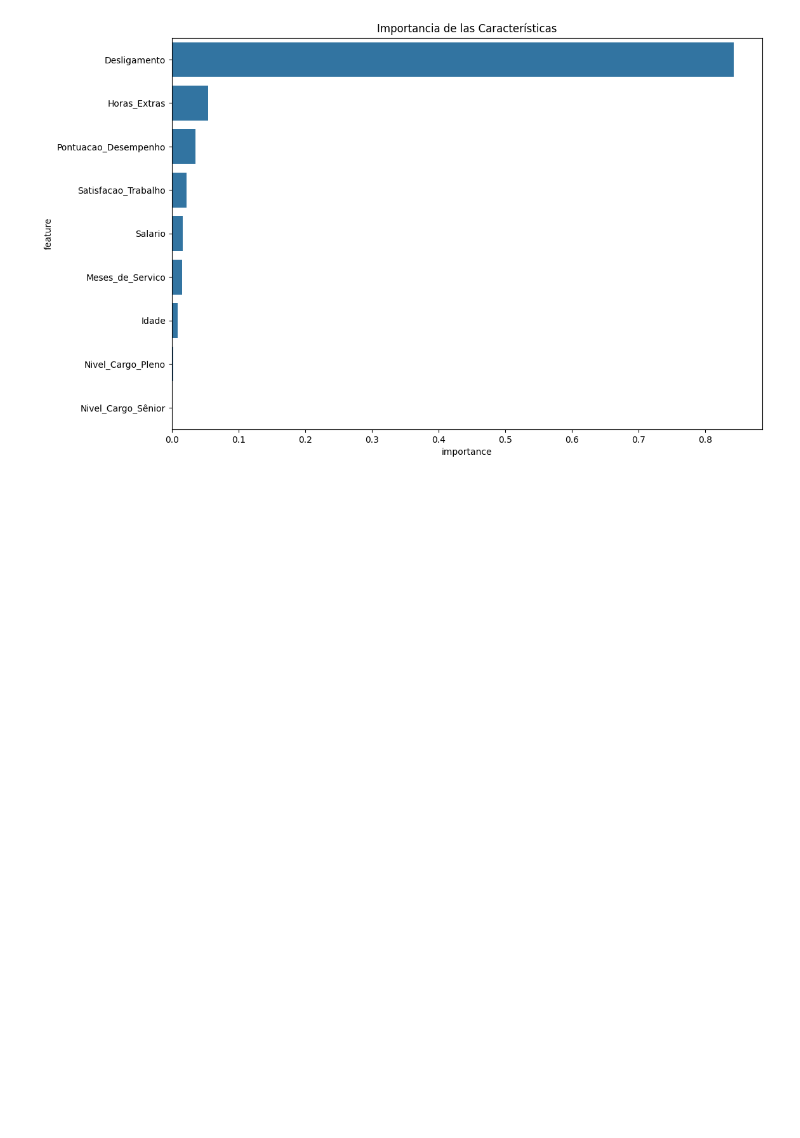
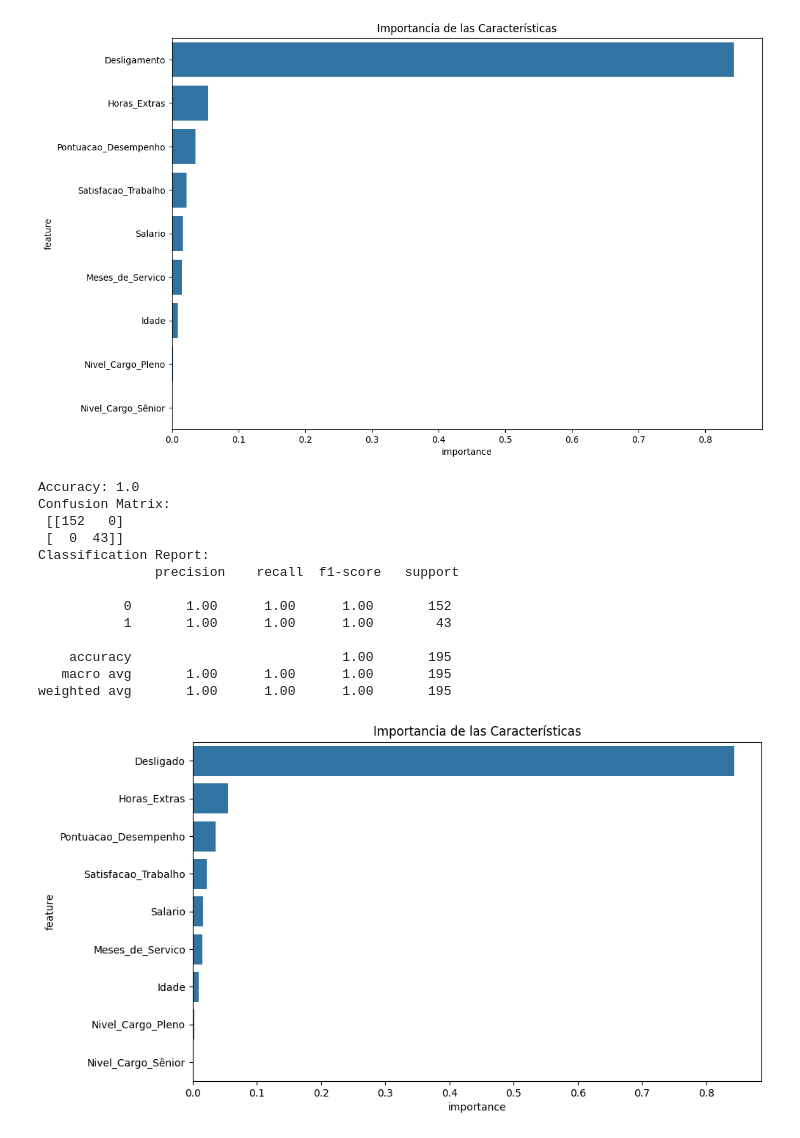
Before and after one commit to DajeanArcila/biblioteca_pandas, a Jupyter notebook: desafio_RotatividadeRRHH.ipynb, the cells around one changed output. Cells and saved outputs as stored; diff of their text form; code cells hidden in the pictures; blank space fills up the shorter version.

```diff
--- a/desafio_RotatividadeRRHH.ipynb
+++ b/desafio_RotatividadeRRHH.ipynb
@@ -194,3 +194,57 @@ Classification Report:
    macro avg       1.00      1.00      1.00       195
 weighted avg       1.00      1.00      1.00       195
 [figure]
+# %%
+#agora tiramos a variable que teve maior impacto para ver quais sao as outras que influin na hora de fazer nosas analises e prediçoes
+# Selección de características (features) excluyendo 'Desligamento' y la variable objetivo (target)
+X = df.drop(columns=['Desligamento'])
+y = df['Desligado']
+
+# Codificar variables categóricas si es necesario
+X = pd.get_dummies(X, drop_first=True)
+
+# Dividir el conjunto de datos en entrenamiento y prueba
+X_train, X_test, y_train, y_test = train_test_split(X, y, test_size=0.3, random_state=42)
+
+# Escalar los datos
+scaler = StandardScaler()
+X_train = scaler.fit_transform(X_train)
+X_test = scaler.transform(X_test)
+# %%
+# Entrenamiento del modelo Random Forest
+model = RandomForestClassifier(n_estimators=100, random_state=42)
+model.fit(X_train, y_train)
+
+# Predicciones
+y_pred = model.predict(X_test)
+# %%
+# Evaluar el modelo
+print('Accuracy:', accuracy_score(y_test, y_pred))
+print('Confusion Matrix:\n', confusion_matrix(y_test, y_pred))
+print('Classification Report:\n', classification_report(y_test, y_pred))
+
+# Importancia de las características
+importances = model.feature_importances_
+feature_names = X.columns
+feature_importance_df = pd.DataFrame({'feature': feature_names, 'importance': importances}).sort_values(by='importance', ascending=False)
+
+# Visualizar la importancia de las características
+plt.figure(figsize=(10, 6))
+sns.barplot(x='importance', y='feature', data=feature_importance_df)
+plt.title('Importancia de las Características')
+plt.show()
+# %% [output]
+Accuracy: 1.0
+Confusion Matrix:
+ [[152   0]
+ [  0  43]]
+Classification Report:
+               precision    recall  f1-score   support
+
+           0       1.00      1.00      1.00       152
+           1       1.00      1.00      1.00        43
+
+    accuracy                           1.00       195
+   macro avg       1.00      1.00      1.00       195
+weighted avg       1.00      1.00      1.00       195
+[figure, added]
```
